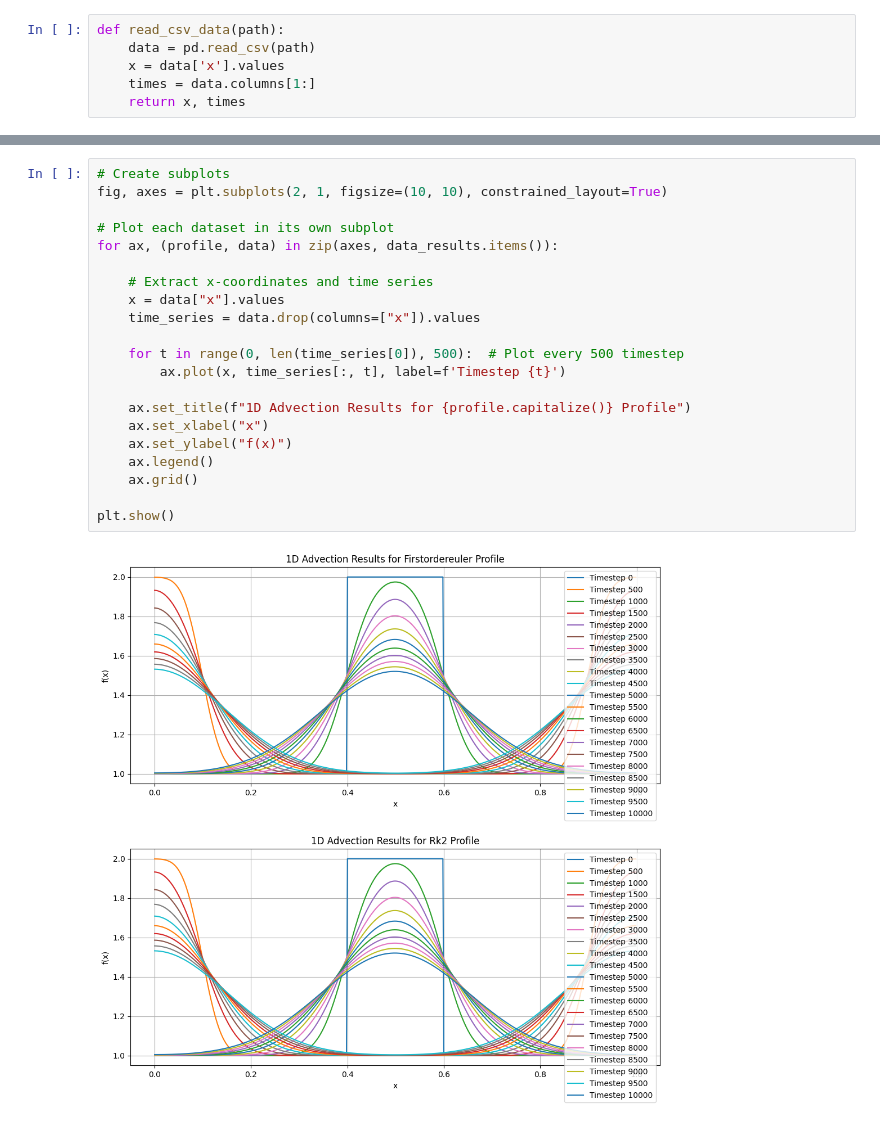
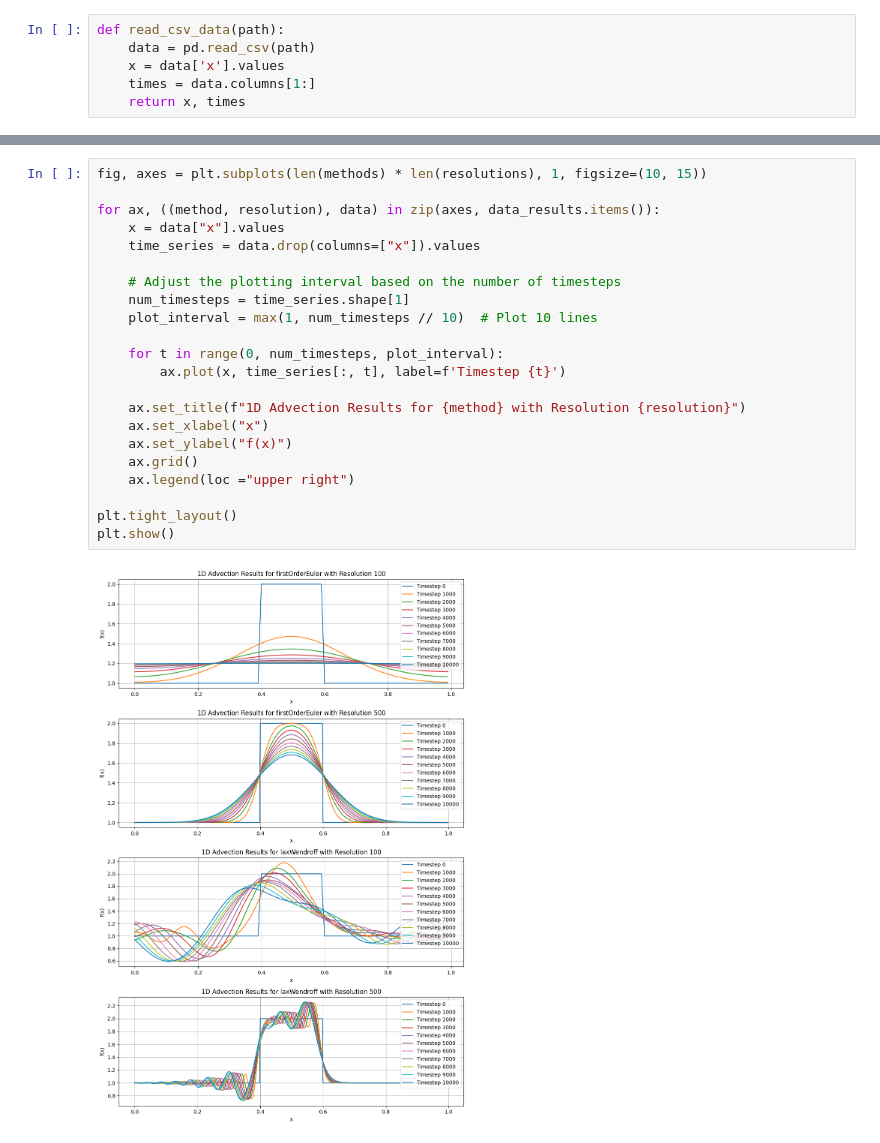
Before and after one commit to dariohug/03_Hydro_project, a Jupyter notebook: visualization.ipynb, the cells around one changed output, grey strips where cells are left out. Saved outputs shown, nothing was run; the diff lists cells and outputs as text.

```diff
--- a/visualization.ipynb
+++ b/visualization.ipynb
@@ -88,23 +117,24 @@ Output:     Simulations completed, results saved in: 01_advection_results.csv
 # %%
-# Create subplots
-fig, axes = plt.subplots(2, 1, figsize=(10, 10), constrained_layout=True)
+fig, axes = plt.subplots(len(methods) * len(resolutions), 1, figsize=(10, 15))
 
-# Plot each dataset in its own subplot
-for ax, (profile, data) in zip(axes, data_results.items()):
-
-    # Extract x-coordinates and time series
+for ax, ((method, resolution), data) in zip(axes, data_results.items()):
     x = data["x"].values
     time_series = data.drop(columns=["x"]).values
 
-    for t in range(0, len(time_series[0]), 500):  # Plot every 500 timestep
+    # Adjust the plotting interval based on the number of timesteps
+    num_timesteps = time_series.shape[1]
+    plot_interval = max(1, num_timesteps // 10)  # Plot 10 lines
+
+    for t in range(0, num_timesteps, plot_interval):
         ax.plot(x, time_series[:, t], label=f'Timestep {t}')
 
-    ax.set_title(f"1D Advection Results for {profile.capitalize()} Profile")
+    ax.set_title(f"1D Advection Results for {method} with Resolution {resolution}")
     ax.set_xlabel("x")
     ax.set_ylabel("f(x)")
-    ax.legend()
     ax.grid()
+    ax.legend(loc ="upper right")
 
+plt.tight_layout()
 plt.show()
 # %% [output]
-[figure, old version]
+[figure, new version]
```
Also changed, not shown: parts of 7 cells of this notebook, 6 other files.
